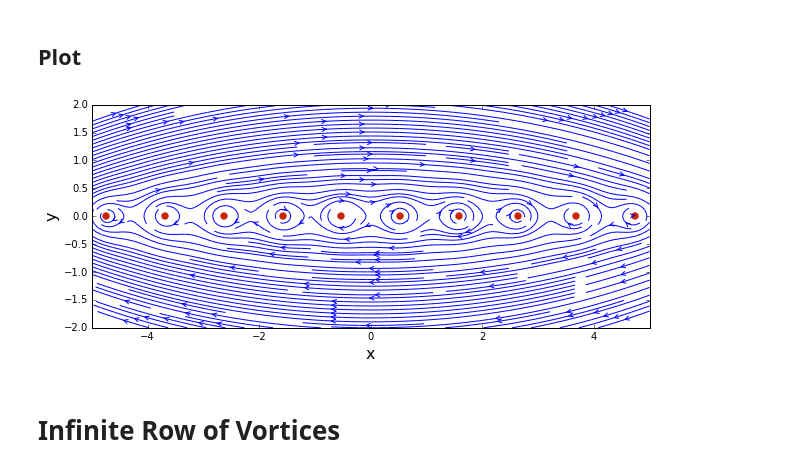
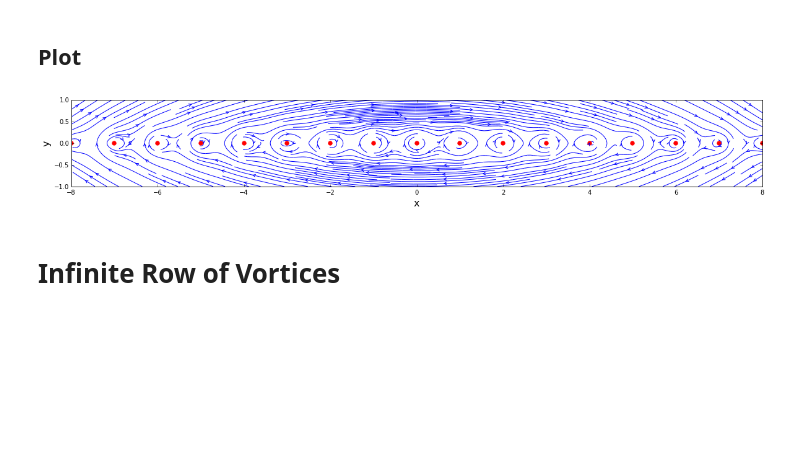
Before and after one commit to lgmartinez/AeroPython, a Jupyter notebook: Exercises/Finite_Infinite_Row_of_Vortices.ipynb, the cells around one changed output. Cells and saved outputs as stored; diff of their text form; code cells hidden in the pictures; blank space fills up the shorter version.

```diff
--- a/Exercises/Finite_Infinite_Row_of_Vortices.ipynb
+++ b/Exercises/Finite_Infinite_Row_of_Vortices.ipynb
@@ -9,8 +9,8 @@ from matplotlib import pyplot
 # %%
 N=100
 
-x_start, x_end = -5.0, 5.0
-y_start, y_end = -2.0, 2.0
+x_start, x_end = -8.0, 8.0
+y_start, y_end = -1.0, 1.0
 
 x = numpy.linspace(x_start, x_end, N)
 y = numpy.linspace(y_start, y_end, N)
@@ -20,9 +20,11 @@ X, Y = numpy.meshgrid(x,y)
 ## Location of vortices
 # %%
 # This shows the x-location of vortices
-n_v = 20
+n_v = 21
 
-xv_list = numpy.linspace(-10,10, n_v)
+start_vortex, end_vortex = -10, 10
+
+xv_list = numpy.linspace(start_vortex, end_vortex, n_v)
 
 yv_list=numpy.zeros_like(xv_list)
 # %% [markdown]
@@ -72,16 +69,16 @@ for i in index:
 # %%
 # plots the streamlines
 %matplotlib inline
 
-size = 10
+size = 20
 pyplot.figure(figsize=(size, (y_end-y_start)/(x_end-x_start)*size))
 pyplot.xlabel('x', fontsize=16)
 pyplot.ylabel('y', fontsize=16)
 pyplot.xlim(x_start, x_end)
 pyplot.ylim(y_start, y_end)
 pyplot.streamplot(X, Y, u_vortices, v_vortices, density=2, linewidth=1, arrowsize=1, arrowstyle='->')
-pyplot.scatter(xv_list, yv_list, color='#CD2305', s=40, marker='o');
+pyplot.scatter(xv_list, yv_list, color='r', s=40, marker='o');
 # %% [output]
-[figure, old version]
+[figure, new version]
 # %% [markdown]
 # Infinite Row of Vortices
```
Also changed, not shown: parts of 13 cells of this notebook.
